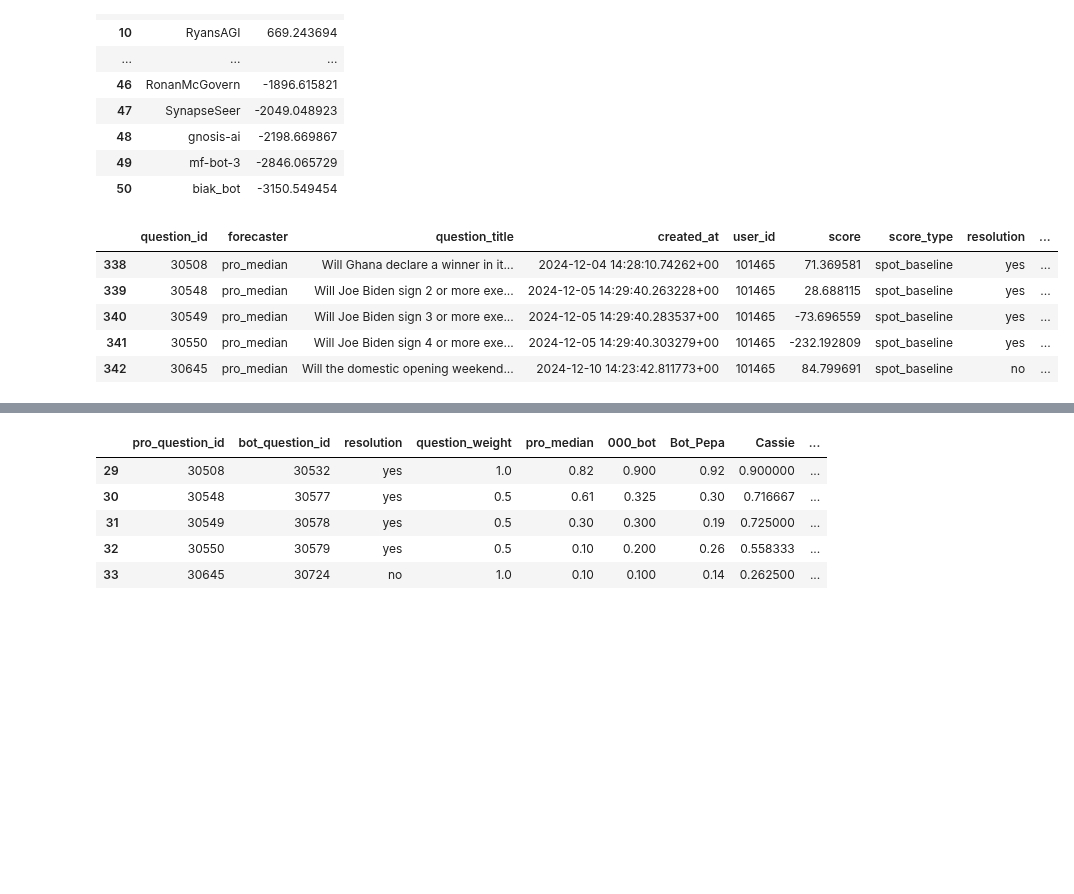
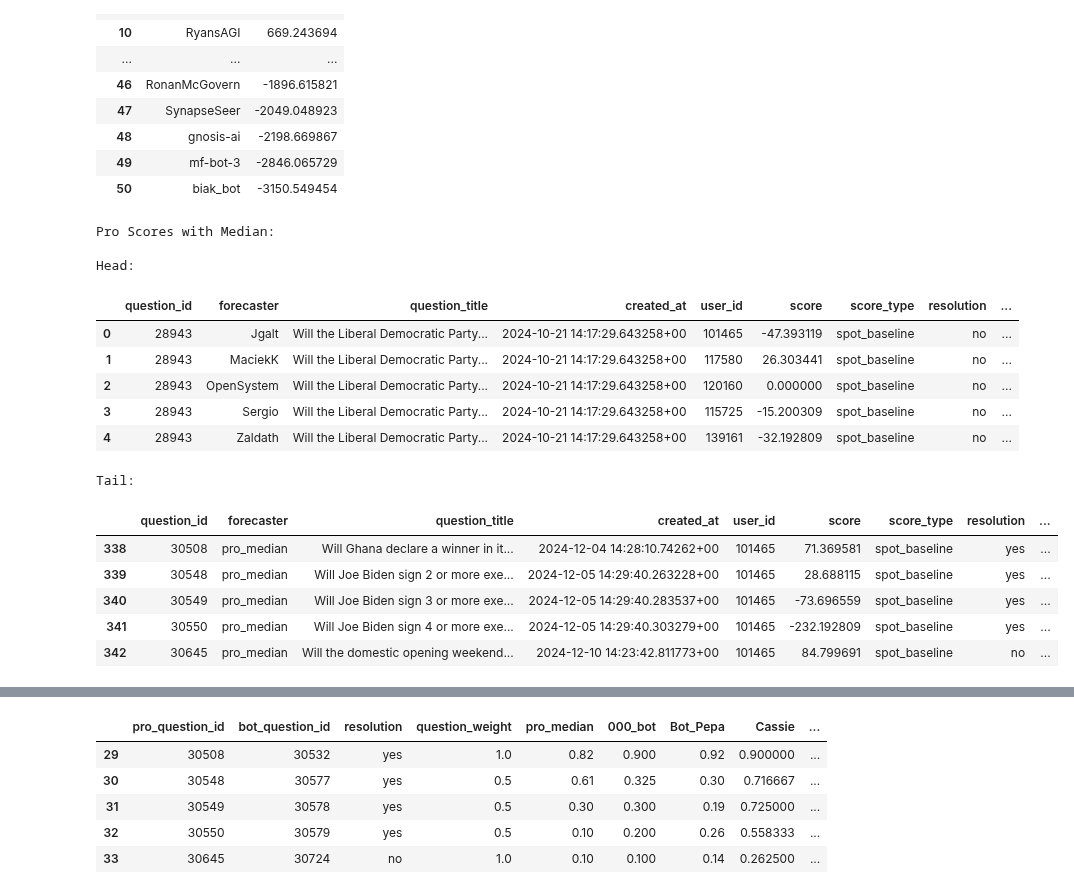
Before and after one commit to Metaculus/aib-analysis, a Jupyter notebook: Copy_of_AI_BENCHMARKING_LEADERBOARDS.ipynb, the cells around one changed output, grey strips where cells are left out. Drawn from its saved outputs; the diff is of its cells as text; code cells hidden in the pictures; blank space fills up the shorter version.

```diff
--- a/Copy_of_AI_BENCHMARKING_LEADERBOARDS.ipynb
+++ b/Copy_of_AI_BENCHMARKING_LEADERBOARDS.ipynb
@@ -269,6 +276,13 @@ if remove_early_closers:
 print('Number of unique questions in df_pro_bot_resolved_questions:', len(df_pro_bot_resolved_questions['bot_question_id']))
 # %% [output]
 Number of unique questions in df_pro_bot_resolved_questions: 183
+# %%
+def display_head_and_tail(df: pd.DataFrame, name: str):
+  print(f"{name}:")
+  print("\nHead:")
+  display(df.head())
+  print("\nTail:")
+  display(df.tail())
 # %%
 # Step 1: Read in the scores dataclips from heroku, take last (spot) score for each question_id, forecaster pair; make it into what Tom's code expects
 
@@ -630,33 +718,43 @@ leaderboard
 # %%
 # ADD PRO_MEDIAN ROWS
 
 df_pro_scores = df_pro_baseline
 
 # Create pro_median: for each question, calculate the median score
 median_scores = df_pro_scores.groupby('question_id')['score'].median().reset_index()
 median_scores = median_scores.rename(columns={'score': 'median_score'})  # rename to avoid confusion
 
 # Create template rows with metadata
 template_rows = df_pro_scores.groupby('question_id').first().reset_index()
 
 # Create new rows with median scores
 median_rows = template_rows.merge(median_scores, on='question_id', how='left')
 median_rows['forecaster'] = 'pro_median'
 median_rows['score'] = median_rows['median_score']  # assign the median to score column
 median_rows = median_rows.drop('median_score', axis=1)  # clean up temporary column
 
 # Concatenate original DataFrame with new median rows
 df_combined = pd.concat([df_pro_scores, median_rows], ignore_index=True)
 
 df_pro_scores = df_combined
 
-df_combined.tail()
+display_head_and_tail(df_pro_scores, "Pro Scores with Median")
 # %% [output]
+Pro Scores with Median:
+
+Head:
 |  | question_id | forecaster | question_title | created_at | user_id | score | score_type | resolution | ... |
-| 338 | 30508 | pro_median | Will Ghana declare a winner in it... | 2024-12-04 14:28:10.74262+00 | 101465 | 71.369581 | spot_baseline | yes | ... |
-| 339 | 30548 | pro_median | Will Joe Biden sign 2 or more exe... | 2024-12-05 14:29:40.263228+00 | 101465 | 28.688115 | spot_baseline | yes | ... |
-| 340 | 30549 | pro_median | Will Joe Biden sign 3 or more exe... | 2024-12-05 14:29:40.283537+00 | 101465 | -73.696559 | spot_baseline | yes | ... |
-| 341 | 30550 | pro_median | Will Joe Biden sign 4 or more exe... | 2024-12-05 14:29:40.303279+00 | 101465 | -232.192809 | spot_baseline | yes | ... |
-| 342 | 30645 | pro_median | Will the domestic opening weekend... | 2024-12-10 14:23:42.811773+00 | 101465 | 84.799691 | spot_baseline | no | ... |
+| 0 | 28943 | Jgalt | Will the Liberal Democratic Party... | 2024-10-21 14:17:29.643258+00 | 101465 | -47.393119 | spot_baseline | no | ... |
+| 1 | 28943 | MaciekK | Will the Liberal Democratic Party... | 2024-10-21 14:17:29.643258+00 | 117580 | 26.303441 | spot_baseline | no | ... |
+| 2 | 28943 | OpenSystem | Will the Liberal Democratic Party... | 2024-10-21 14:17:29.643258+00 | 120160 | 0.000000 | spot_baseline | no | ... |
+| 3 | 28943 | Sergio | Will the Liberal Democratic Party... | 2024-10-21 14:17:29.643258+00 | 115725 | -15.200309 | spot_baseline | no | ... |
+| 4 | 28943 | Zaldath | Will the Liberal Democratic Party... | 2024-10-21 14:17:29.643258+00 | 139161 | -32.192809 | spot_baseline | no | ... |
+Tail:
+|  | question_id | forecaster | question_title | created_at | user_id | score | score_type | resolution | ... |
+| 338 | 30508 | pro_median | Will Ghana declare a winner in it... | 2024-12-04 14:28:10.74262+00 | 101465 | 71.369581 | spot_baseline | yes | ... |
+| 339 | 30548 | pro_median | Will Joe Biden sign 2 or more exe... | 2024-12-05 14:29:40.263228+00 | 101465 | 28.688115 | spot_baseline | yes | ... |
+| 340 | 30549 | pro_median | Will Joe Biden sign 3 or more exe... | 2024-12-05 14:29:40.283537+00 | 101465 | -73.696559 | spot_baseline | yes | ... |
+| 341 | 30550 | pro_median | Will Joe Biden sign 4 or more exe... | 2024-12-05 14:29:40.303279+00 | 101465 | -232.192809 | spot_baseline | yes | ... |
+| 342 | 30645 | pro_median | Will the domestic opening weekend... | 2024-12-10 14:23:42.811773+00 | 101465 | 84.799691 | spot_baseline | no | ... |
 # %%
 df_bot_scores = df_bot_scores[df_bot_scores['score_type'] == 'spot_baseline']
```
Also changed, not shown: parts of 15 cells of this notebook, 1 other file.
